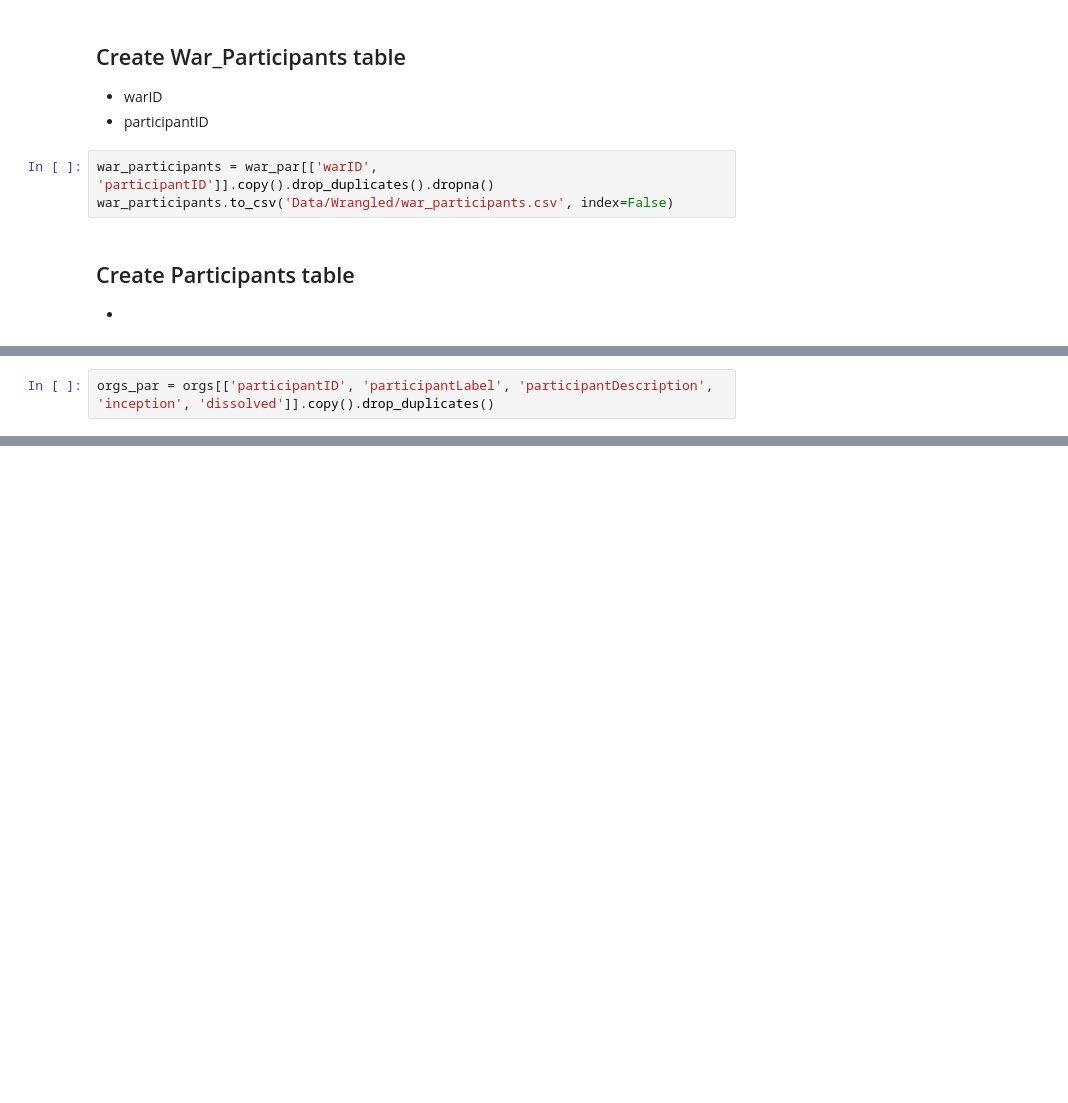
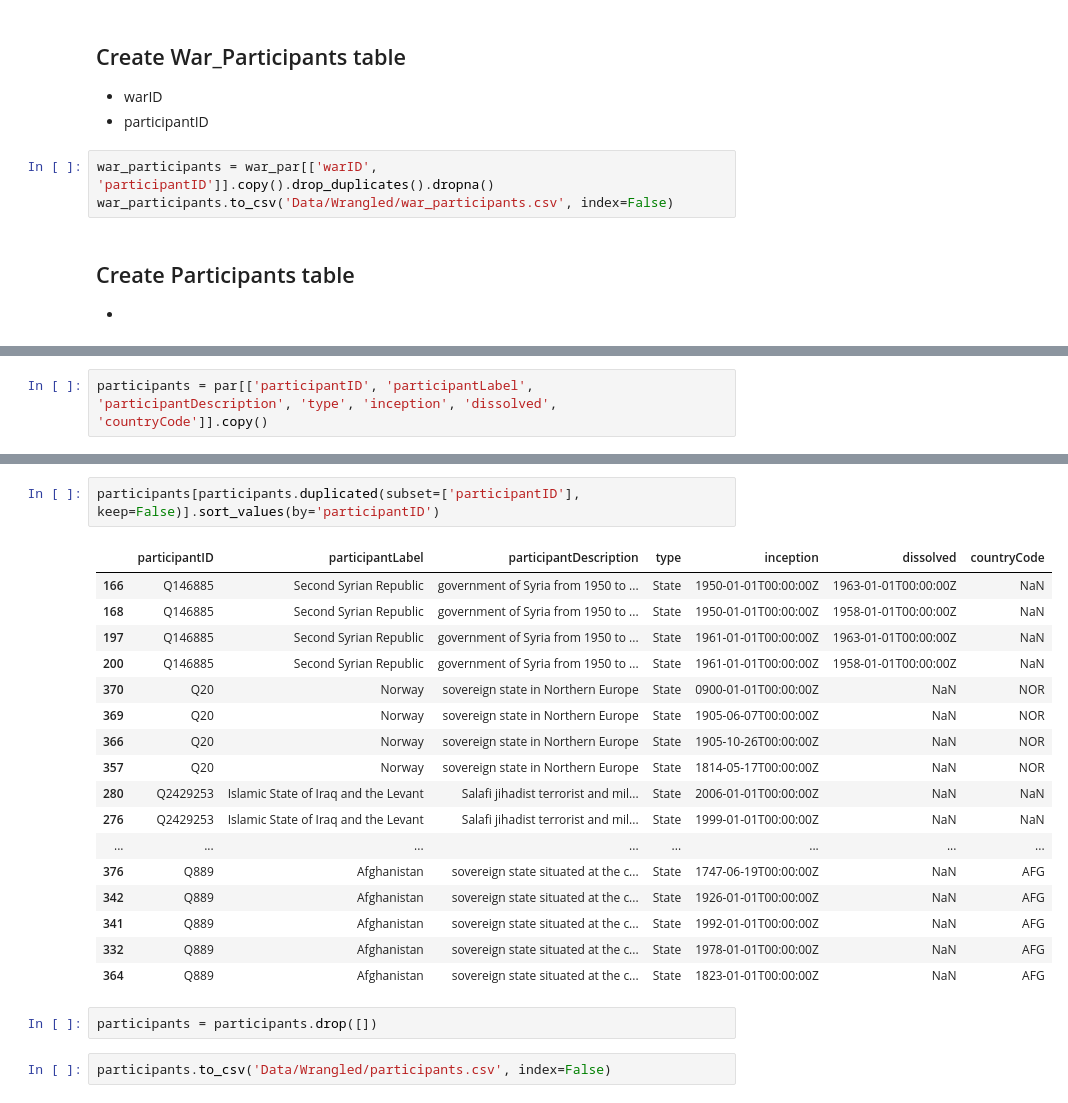
Before and after one commit to piehld/IS532-Final-Project, a Jupyter notebook: Wrangle_Tables.ipynb, the cells around one changed output, grey strips where cells are left out. Drawn from its saved outputs; the diff is of its cells as text; blank space fills up the shorter version.

```diff
--- a/Wrangle_Tables.ipynb
+++ b/Wrangle_Tables.ipynb
@@ -154,2 +210,2 @@ all_par
 # %%
-orgs_par = orgs[['participantID', 'participantLabel', 'participantDescription', 'inception', 'dissolved']].copy().drop_duplicates()
+participants = par[['participantID', 'participantLabel', 'participantDescription', 'type', 'inception', 'dissolved', 'countryCode']].copy()
@@ -248,0 +228,24 @@ part_types
+# %%
+participants[participants.duplicated(subset=['participantID'], keep=False)].sort_values(by='participantID')
+# %% [output]
+|  | participantID | participantLabel | participantDescription | type | inception | dissolved | countryCode |
+| 166 | Q146885 | Second Syrian Republic | government of Syria from 1950 to ... | State | 1950-01-01T00:00:00Z | 1963-01-01T00:00:00Z | NaN |
+| 168 | Q146885 | Second Syrian Republic | government of Syria from 1950 to ... | State | 1950-01-01T00:00:00Z | 1958-01-01T00:00:00Z | NaN |
+| 197 | Q146885 | Second Syrian Republic | government of Syria from 1950 to ... | State | 1961-01-01T00:00:00Z | 1963-01-01T00:00:00Z | NaN |
+| 200 | Q146885 | Second Syrian Republic | government of Syria from 1950 to ... | State | 1961-01-01T00:00:00Z | 1958-01-01T00:00:00Z | NaN |
+| 370 | Q20 | Norway | sovereign state in Northern Europe | State | 0900-01-01T00:00:00Z | NaN | NOR |
+| 369 | Q20 | Norway | sovereign state in Northern Europe | State | 1905-06-07T00:00:00Z | NaN | NOR |
+| 366 | Q20 | Norway | sovereign state in Northern Europe | State | 1905-10-26T00:00:00Z | NaN | NOR |
+| 357 | Q20 | Norway | sovereign state in Northern Europe | State | 1814-05-17T00:00:00Z | NaN | NOR |
+| 280 | Q2429253 | Islamic State of Iraq and the Levant | Salafi jihadist terrorist and mil... | State | 2006-01-01T00:00:00Z | NaN | NaN |
+| 276 | Q2429253 | Islamic State of Iraq and the Levant | Salafi jihadist terrorist and mil... | State | 1999-01-01T00:00:00Z | NaN | NaN |
+| ... | ... | ... | ... | ... | ... | ... | ... |
+| 376 | Q889 | Afghanistan | sovereign state situated at the c... | State | 1747-06-19T00:00:00Z | NaN | AFG |
+| 342 | Q889 | Afghanistan | sovereign state situated at the c... | State | 1926-01-01T00:00:00Z | NaN | AFG |
+| 341 | Q889 | Afghanistan | sovereign state situated at the c... | State | 1992-01-01T00:00:00Z | NaN | AFG |
+| 332 | Q889 | Afghanistan | sovereign state situated at the c... | State | 1978-01-01T00:00:00Z | NaN | AFG |
+| 364 | Q889 | Afghanistan | sovereign state situated at the c... | State | 1823-01-01T00:00:00Z | NaN | AFG |
+# %%
+participants = participants.drop([])
+# %%
+participants.to_csv('Data/Wrangled/participants.csv', index=False)
```
Also changed, not shown: parts of 30 cells of this notebook, 16 other files.
